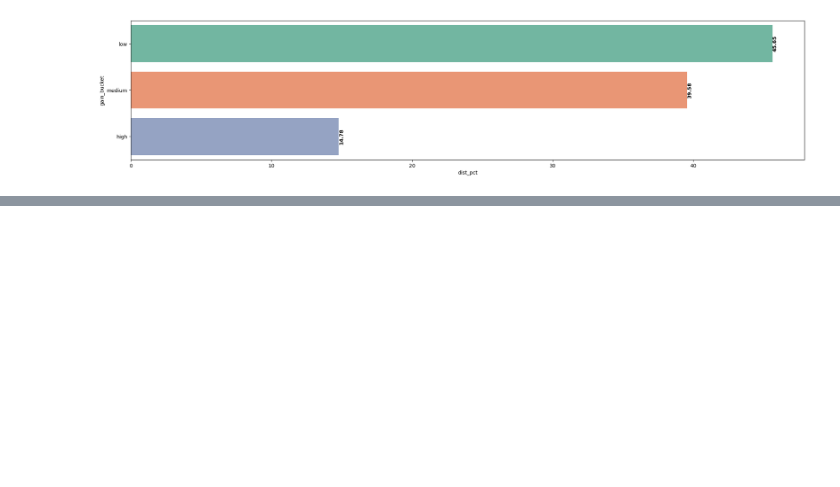
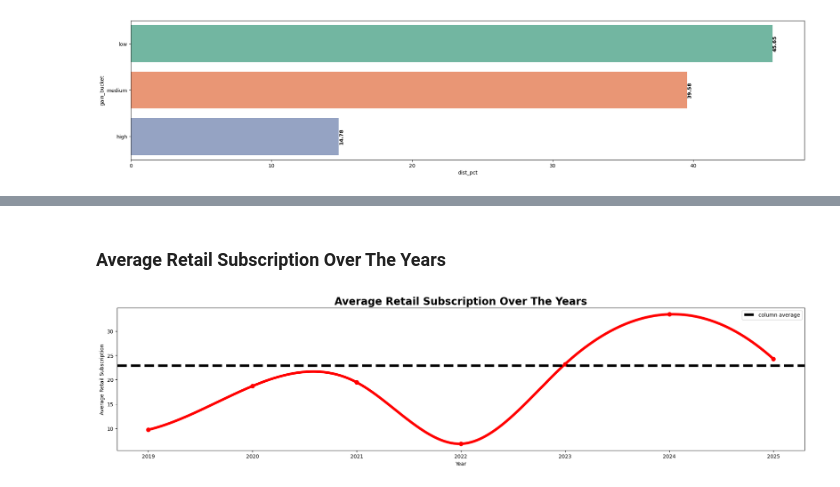
Before and after one commit to IamRaNo/InsightForge, a Jupyter notebook: Avoiding The Hype Trap/_notebooks/analysis.ipynb, the cells around one changed output, grey strips where cells are left out. Cells and saved outputs as stored; diff of their text form; code cells hidden in the pictures; blank space fills up the shorter version.

```diff
--- a/Avoiding The Hype Trap/_notebooks/analysis.ipynb
+++ b/Avoiding The Hype Trap/_notebooks/analysis.ipynb
@@ -123,0 +174,29 @@ for column in columns:
+# %%
+ipo.columns = ipo.columns.str.strip()
+# %% [markdown]
+### Average Retail Subscription Over The Years
+# %%
+temp = ipo.groupby(ipo['listing_date'].dt.year)['retail_subscription'].mean().reset_index()
+
+from scipy.interpolate import make_interp_spline
+import numpy as np
+
+x = temp['listing_date']
+y = temp['retail_subscription']
+
+# Create smooth curve
+x_new = np.linspace(x.min(), x.max(), 300)
+spl = make_interp_spline(x, y, k=3)
+y_smooth = spl(x_new)
+
+plt.figure(figsize=(24,5))
+plt.plot(x_new, y_smooth, color='red', linewidth=5)
+plt.scatter(x, y, color='red', s=60)  # Original data points
+plt.title("Average Retail Subscription Over The Years", fontsize=20, weight='bold')
+plt.axhline(ipo['retail_subscription'].mean(),linestyle = '--',linewidth = 5,color = 'black',label = 'column average')
+plt.xlabel("Year")
+plt.ylabel("Average Retail Subscription")
+plt.legend()
+plt.show()
+# %% [output]
+[figure, added]
```
Also changed, not shown: parts of 14 cells of this notebook, 5 other files.
